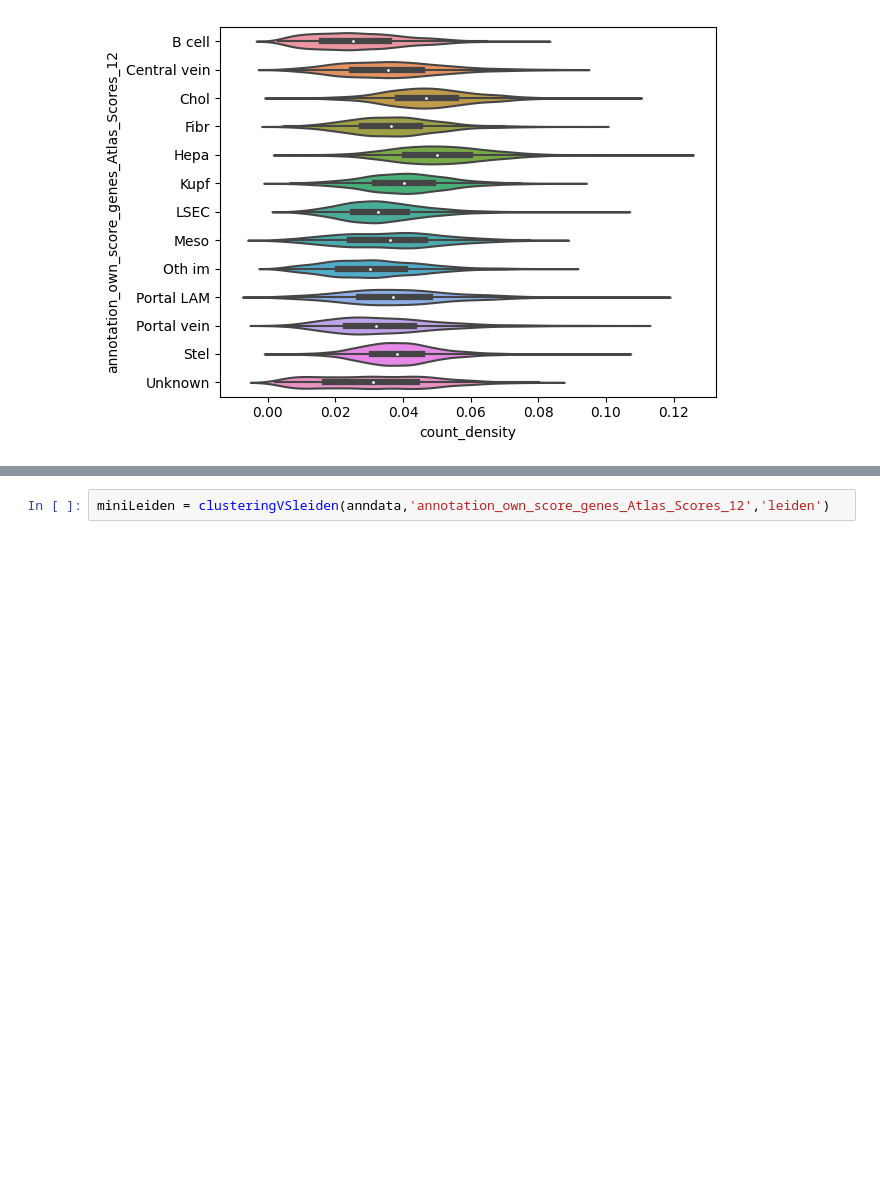
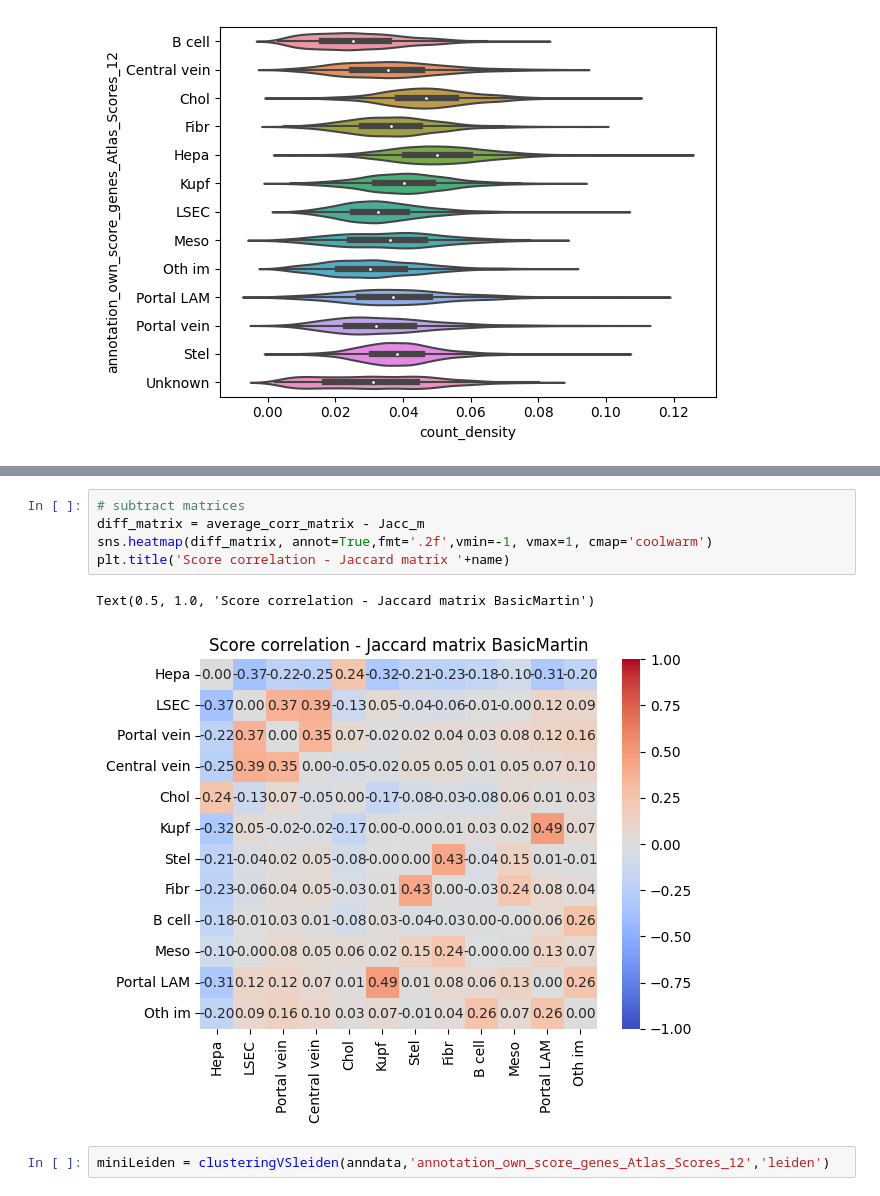
Before and after one commit to WoutVanhenden/Thesis, a Jupyter notebook: extra_plots.ipynb, the cells around one changed output, grey strips where cells are left out. Saved outputs shown, nothing was run; the diff lists cells and outputs as text; blank space fills up the shorter version.

```diff
--- a/extra_plots.ipynb
+++ b/extra_plots.ipynb
@@ -140,3 +101,11 @@ cells
+# %%
+# subtract matrices
+diff_matrix = average_corr_matrix - Jacc_m
+sns.heatmap(diff_matrix, annot=True,fmt='.2f',vmin=-1, vmax=1, cmap='coolwarm')
+plt.title('Score correlation - Jaccard matrix '+name)
+# %% [output]
+Text(0.5, 1.0, 'Score correlation - Jaccard matrix BasicMartin')
+[figure, added]
 # %%
 miniLeiden = clusteringVSleiden(anndata,'annotation_own_score_genes_Atlas_Scores_12','leiden')
 # %% [output]
```
Also changed, not shown: parts of 7 cells of this notebook, 1 other file.
